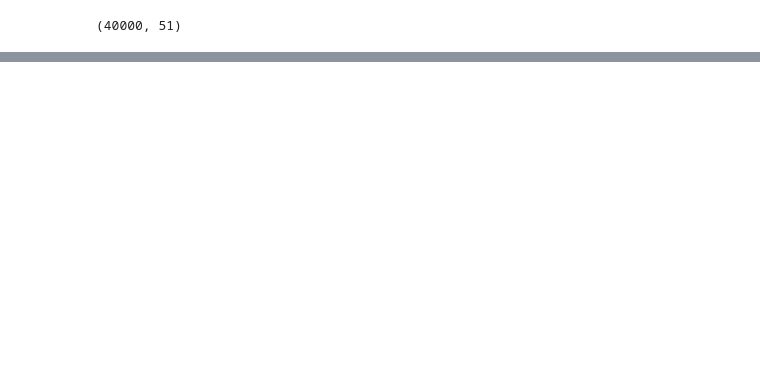
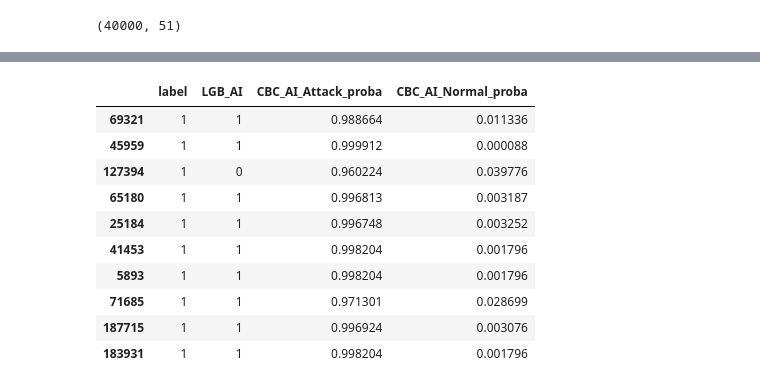
Before and after one commit to choiwb/Cyber_Security_XAI_GAI_web_service, a Jupyter notebook: DSS_IPS_train.ipynb, the cells around one changed output, grey strips where cells are left out. Saved outputs shown, nothing was run; the diff lists cells and outputs as text; code cells hidden in the pictures; blank space fills up the shorter version.

```diff
--- a/DSS_IPS_train.ipynb
+++ b/DSS_IPS_train.ipynb
@@ -203,0 +257,6 @@ test_df.shape
+# %%
+y_pred = cbc_clf.predict(X_test)
+
+# CBC_AI: 예측 라벨
+test_df['CBC_AI'] = y_pred
+test_df['CBC_AI'].value_counts()
@@ -203,0 +267,3 @@ test_df.shape
+# %%
+y_pred_proba = cbc_clf.predict_proba(X_test)
+y_pred_proba
@@ -203,0 +278,18 @@ test_df.shape
+# %%
+# CBC_AI_proba: 예측 라벨 별, 확률
+test_df['CBC_AI_Attack_proba'] = y_pred_proba[:, 1]
+test_df['CBC_AI_Normal_proba'] = y_pred_proba[:, 0]
+# %%
+test_df[['label', 'LGB_AI', 'CBC_AI_Attack_proba', 'CBC_AI_Normal_proba']].head(10)
+# %% [output]
+|  | label | LGB_AI | CBC_AI_Attack_proba | CBC_AI_Normal_proba |
+| 69321 | 1 | 1 | 0.988664 | 0.011336 |
+| 45959 | 1 | 1 | 0.999912 | 0.000088 |
+| 127394 | 1 | 0 | 0.960224 | 0.039776 |
+| 65180 | 1 | 1 | 0.996813 | 0.003187 |
+| 25184 | 1 | 1 | 0.996748 | 0.003252 |
+| 41453 | 1 | 1 | 0.998204 | 0.001796 |
+| 5893 | 1 | 1 | 0.998204 | 0.001796 |
+| 71685 | 1 | 1 | 0.971301 | 0.028699 |
+| 187715 | 1 | 1 | 0.996924 | 0.003076 |
+| 183931 | 1 | 1 | 0.998204 | 0.001796 |
```
Also changed, not shown: parts of 31 cells of this notebook, 3 other files.
